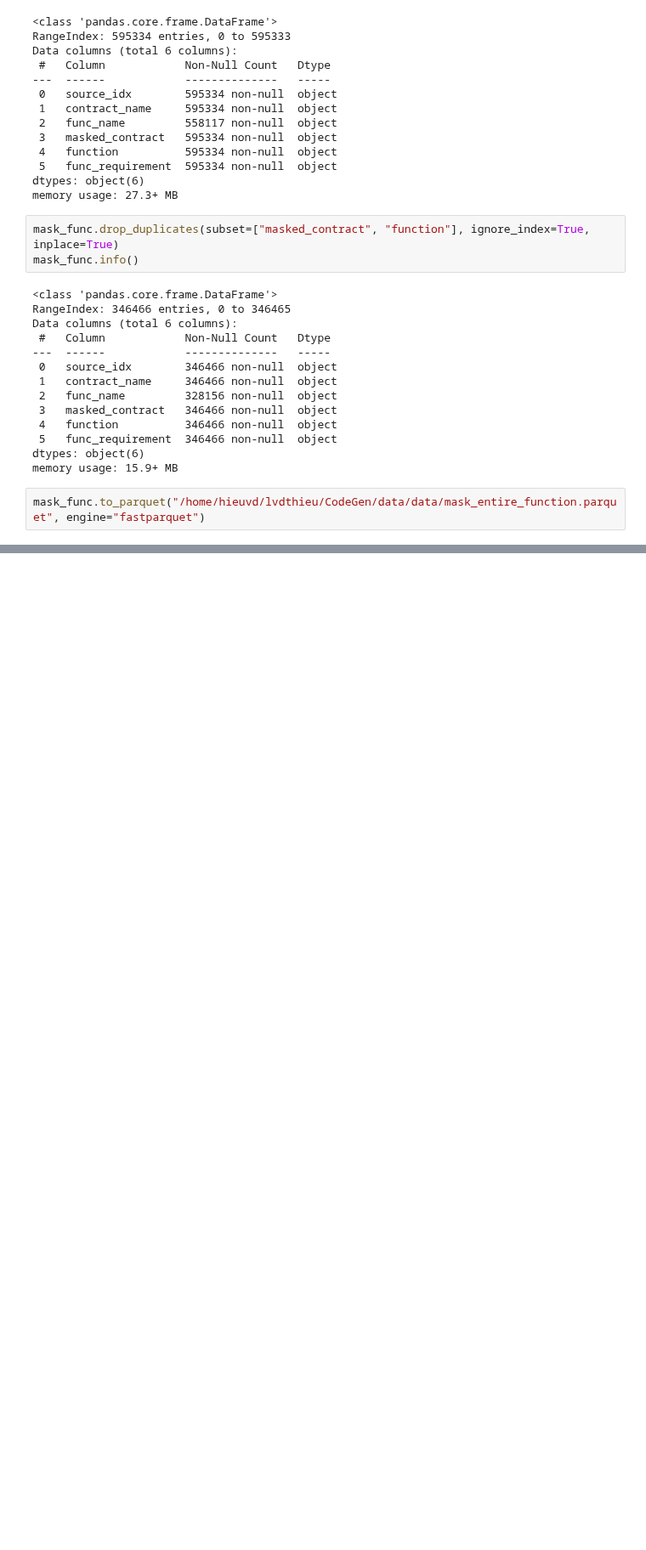
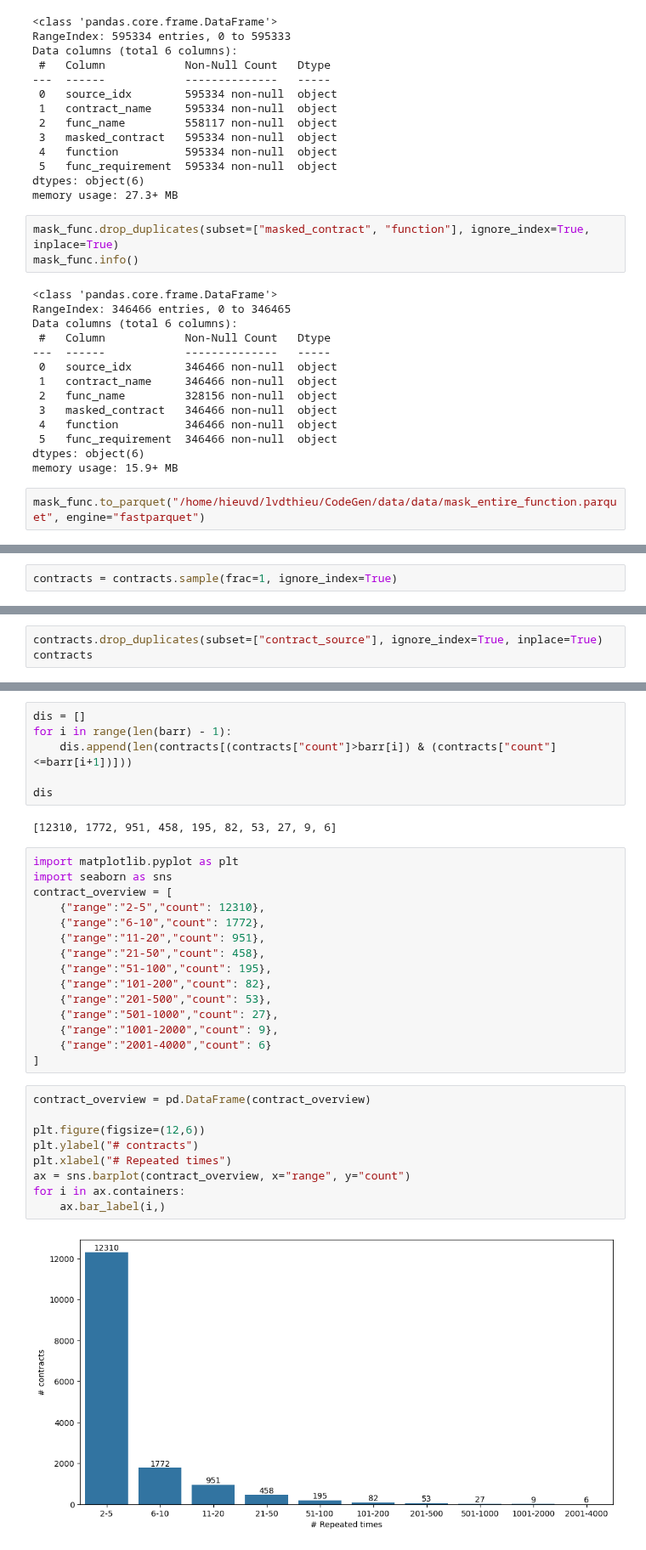
Before and after one commit to echodrift/code-generation, a Jupyter notebook: experiment/playground.ipynb, the cells around one changed output, grey strips where cells are left out. Shown at 85% size. Cells and saved outputs as stored; diff of their text form; blank space fills up the shorter version.

```diff
--- a/experiment/playground.ipynb
+++ b/experiment/playground.ipynb
@@ -852,0 +876,2 @@ mask_func.to_parquet("/home/hieuvd/lvdthieu/CodeGen/data/data/mask_entire_functi
+# %%
+contracts = contracts.sample(frac=1, ignore_index=True)
@@ -852,0 +894,3 @@ mask_func.to_parquet("/home/hieuvd/lvdthieu/CodeGen/data/data/mask_entire_functi
+# %%
+contracts.drop_duplicates(subset=["contract_source"], ignore_index=True, inplace=True)
+contracts
@@ -852,0 +911,34 @@ mask_func.to_parquet("/home/hieuvd/lvdthieu/CodeGen/data/data/mask_entire_functi
+# %%
+dis = []
+for i in range(len(barr) - 1):
+    dis.append(len(contracts[(contracts["count"]>barr[i]) & (contracts["count"]<=barr[i+1])]))
+
+dis
+# %% [output]
+[12310, 1772, 951, 458, 195, 82, 53, 27, 9, 6]
+# %%
+import matplotlib.pyplot as plt
+import seaborn as sns
+contract_overview = [
+    {"range":"2-5","count": 12310},
+    {"range":"6-10","count": 1772},
+    {"range":"11-20","count": 951},
+    {"range":"21-50","count": 458},
+    {"range":"51-100","count": 195},
+    {"range":"101-200","count": 82},
+    {"range":"201-500","count": 53},
+    {"range":"501-1000","count": 27},
+    {"range":"1001-2000","count": 9},
+    {"range":"2001-4000","count": 6}
+]
+# %%
+contract_overview = pd.DataFrame(contract_overview)
+
+plt.figure(figsize=(12,6))
+plt.ylabel("# contracts")
+plt.xlabel("# Repeated times")
+ax = sns.barplot(contract_overview, x="range", y="count")
+for i in ax.containers:
+    ax.bar_label(i,)
+# %% [output]
+[figure, added]
```
Also changed, not shown: parts of 38 cells of this notebook, 11 other files.
